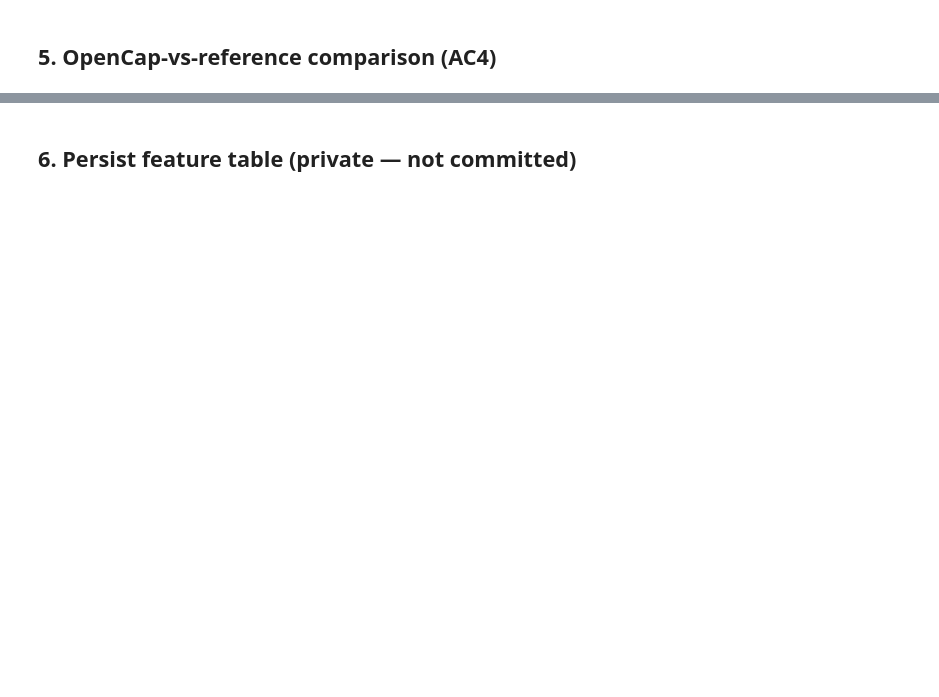
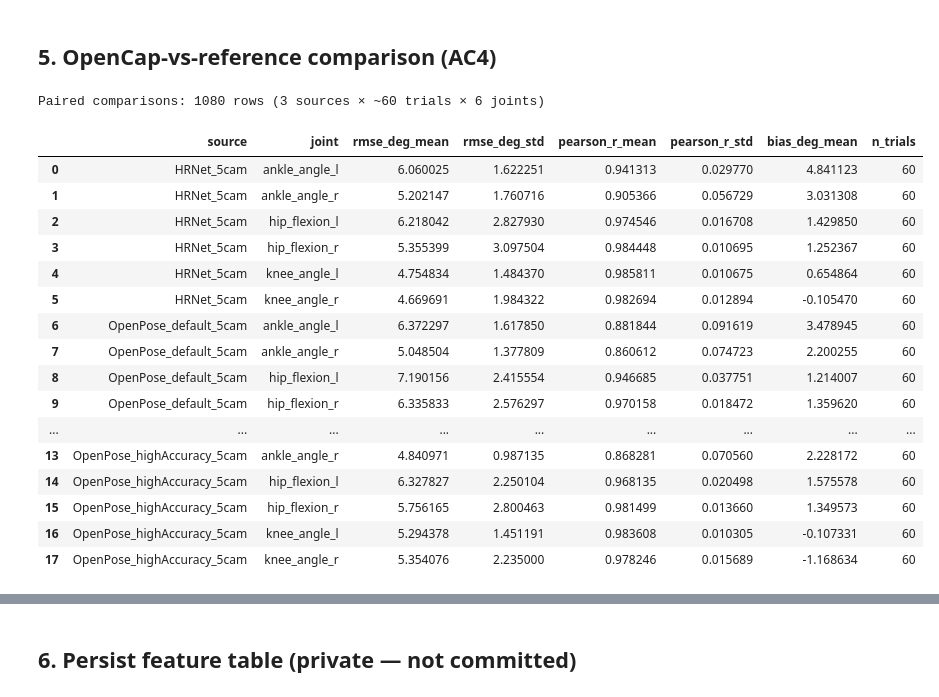
Before and after one commit to usurobor/cph, a Jupyter notebook: notebooks/existing-data-processing.ipynb, the cells around one changed output, grey strips where cells are left out. Saved outputs shown, nothing was run; the diff lists cells and outputs as text; code cells hidden in the pictures; blank space fills up the shorter version.

```diff
--- a/notebooks/existing-data-processing.ipynb
+++ b/notebooks/existing-data-processing.ipynb
@@ -213,0 +285,77 @@ comparison
+# %%
+from scripts.comparison import compare_joints
+
+# Joints compared across IK sources. These are the OpenSim coordinate
+# names used in both Mocap IK and Video IK output files; the IK pipeline
+# scales the same generic model in both cases, so column names match.
+COMPARISON_JOINTS = [
+    "hip_flexion_r", "hip_flexion_l",
+    "knee_angle_r", "knee_angle_l",
+    "ankle_angle_r", "ankle_angle_l",
+]
+
+VIDEO_SOURCES = [s for s in IK_SOURCES if s != "Mocap"]
+
+if USE_REAL_DATA:
+    # For each Video IK source, pair against the Mocap IK from the same
+    # trial (matched by subject + trial_id) and compute per-joint RMSE,
+    # pearson r, and mean bias. Aggregate across trials per (source, joint).
+    mocap_index = {(t.subject, t.trial_id): t for t in trials}
+    rows = []
+    for src in VIDEO_SOURCES:
+        video_trials = load_all_walking_trials(DATA_PATH, ik_source=src)
+        for vt in video_trials:
+            mt = mocap_index.get((vt.subject, vt.trial_id))
+            if mt is None:
+                continue
+            per_joint = compare_joints(vt.df, mt.df, joints=COMPARISON_JOINTS)
+            per_joint["source"] = src
+            per_joint["subject"] = vt.subject
+            per_joint["trial_id"] = vt.trial_id
+            per_joint["condition"] = vt.condition
+            rows.append(per_joint)
+    per_trial = pd.concat(rows, ignore_index=True) if rows else pd.DataFrame()
+    print(f"Paired comparisons: {len(per_trial)} rows ({len(VIDEO_SOURCES)} sources × ~{len(trials)} trials × {len(COMPARISON_JOINTS)} joints)")
+
+    # Aggregate: mean ± std RMSE / pearson r / bias per (source, joint).
+    if len(per_trial):
+        comparison = (per_trial
+                      .groupby(["source", "joint"], as_index=False)
+                      .agg(rmse_deg_mean=("rmse_deg", "mean"),
+                           rmse_deg_std=("rmse_deg", "std"),
+                           pearson_r_mean=("pearson_r", "mean"),
+                           pearson_r_std=("pearson_r", "std"),
+                           bias_deg_mean=("mean_bias_deg", "mean"),
+                           n_trials=("rmse_deg", "count")))
+    else:
+        comparison = pd.DataFrame()
+else:
+    # Smoke: compare a synthetic trial against itself + noise to verify the function shape.
+    rng = np.random.default_rng(99)
+    base = trials[0].df.copy()
+    noisy = base.copy()
+    for col in ["hip_flexion_r", "knee_angle_r", "ankle_angle_r"]:
+        noisy[col] = noisy[col] + rng.normal(0, 1.5, len(noisy))
+    comparison = compare_joints(noisy, base, joints=["hip_flexion_r", "knee_angle_r", "ankle_angle_r"])
+    per_trial = pd.DataFrame()
+    print("Smoke comparison (synthetic vs synthetic+noise):")
+comparison
+# %% [output]
+Paired comparisons: 1080 rows (3 sources × ~60 trials × 6 joints)
+|  | source | joint | rmse_deg_mean | rmse_deg_std | pearson_r_mean | pearson_r_std | bias_deg_mean | n_trials |
+| 0 | HRNet_5cam | ankle_angle_l | 6.060025 | 1.622251 | 0.941313 | 0.029770 | 4.841123 | 60 |
+| 1 | HRNet_5cam | ankle_angle_r | 5.202147 | 1.760716 | 0.905366 | 0.056729 | 3.031308 | 60 |
+| 2 | HRNet_5cam | hip_flexion_l | 6.218042 | 2.827930 | 0.974546 | 0.016708 | 1.429850 | 60 |
+| 3 | HRNet_5cam | hip_flexion_r | 5.355399 | 3.097504 | 0.984448 | 0.010695 | 1.252367 | 60 |
+| 4 | HRNet_5cam | knee_angle_l | 4.754834 | 1.484370 | 0.985811 | 0.010675 | 0.654864 | 60 |
+| 5 | HRNet_5cam | knee_angle_r | 4.669691 | 1.984322 | 0.982694 | 0.012894 | -0.105470 | 60 |
+| 6 | OpenPose_default_5cam | ankle_angle_l | 6.372297 | 1.617850 | 0.881844 | 0.091619 | 3.478945 | 60 |
+| 7 | OpenPose_default_5cam | ankle_angle_r | 5.048504 | 1.377809 | 0.860612 | 0.074723 | 2.200255 | 60 |
+| 8 | OpenPose_default_5cam | hip_flexion_l | 7.190156 | 2.415554 | 0.946685 | 0.037751 | 1.214007 | 60 |
+| 9 | OpenPose_default_5cam | hip_flexion_r | 6.335833 | 2.576297 | 0.970158 | 0.018472 | 1.359620 | 60 |
+| ... | ... | ... | ... | ... | ... | ... | ... | ... |
+| 13 | OpenPose_highAccuracy_5cam | ankle_angle_r | 4.840971 | 0.987135 | 0.868281 | 0.070560 | 2.228172 | 60 |
+| 14 | OpenPose_highAccuracy_5cam | hip_flexion_l | 6.327827 | 2.250104 | 0.968135 | 0.020498 | 1.575578 | 60 |
+| 15 | OpenPose_highAccuracy_5cam | hip_flexion_r | 5.756165 | 2.800463 | 0.981499 | 0.013660 | 1.349573 | 60 |
+| 16 | OpenPose_highAccuracy_5cam | knee_angle_l | 5.294378 | 1.451191 | 0.983608 | 0.010305 | -0.107331 | 60 |
+| 17 | OpenPose_highAccuracy_5cam | knee_angle_r | 5.354076 | 2.235000 | 0.978246 | 0.015689 | -1.168634 | 60 |
```
Also changed, not shown: parts of 14 cells of this notebook, 6 other files.
